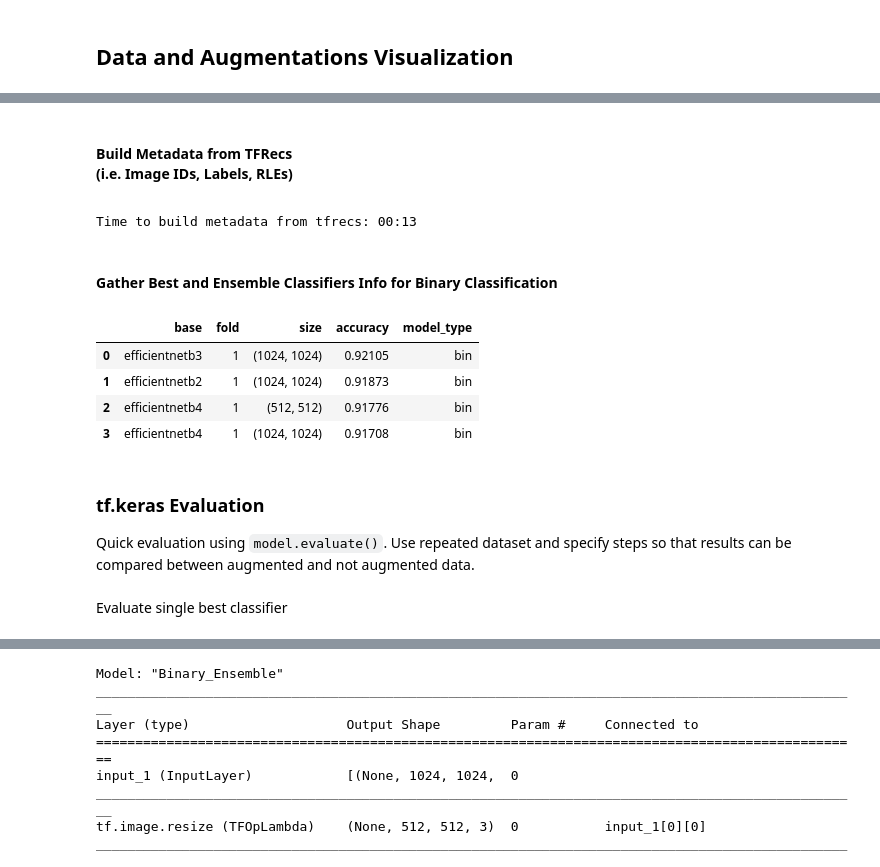
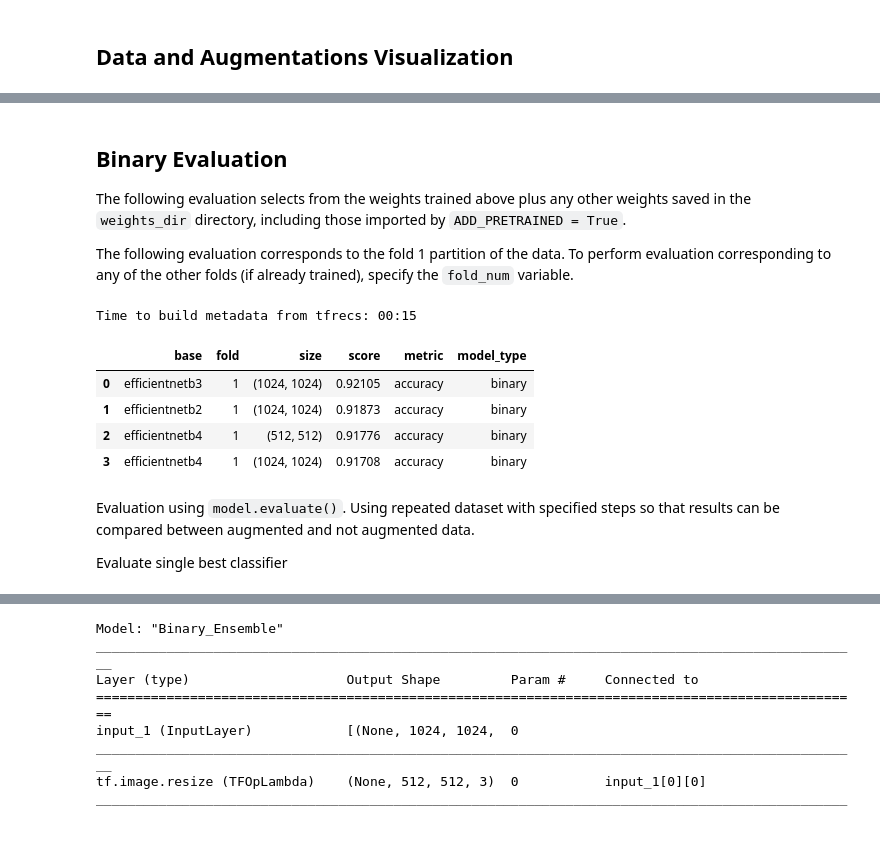
Before and after one commit to reyvaz/pneumothorax_detection, a Jupyter notebook: notebooks/pneumothorax_detection.ipynb, the cells around one changed output, grey strips where cells are left out. Drawn from its saved outputs; the diff is of its cells as text; code cells hidden in the pictures; blank space fills up the shorter version.

```diff
--- a/notebooks/pneumothorax_detection.ipynb
+++ b/notebooks/pneumothorax_detection.ipynb
@@ -62 +82,7 @@ Thanks to [The Society for Imaging Informatics in Medicine (SIIM)](https://siim.
+# %%
+TRAINING = True         #@param {type: 'boolean'}
+ADD_PRETRAINED = True   #@param {type: 'boolean'}
+PROJECT_DIR = './'
+weights_dir = PROJECT_DIR + 'weights/'
+!mkdir -p {weights_dir}
 # %% [markdown]
@@ -376,10 +438,10 @@ Augmentations
 # %%
-#@markdown Trained Weights Management
-weights_dir = project_dir + 'weights/'
-!mkdir -p {weights_dir}
+#@markdown Weights Management
 
 # Get names of saved weights (if any) in main weights directory
 saved_weights = [w.split('/')[-1] for w in tf.io.gfile.glob(weights_dir+'*.h5')]
+
+!mkdir -p {weights_dir}discarded
 
 weights_metrics = {}
 weights_names = {}
@@ -411,24 +473,34 @@ def check_and_save(history, model, fold_num, img_size, metric, metric_abbr = 'ac
         !cp {current_wname} {weights_dir}{weights_name}
         weights_metrics[prefix] = current_metric
         saved_weights.append(weights_name)
-        print('Current weights saved as {}'.format(weights_name))
     return None
 
 def create_df_row(w):
     # w: (str) is the filename of the saved weights
-    base, size, _, metric = w.split('_')
+    base, size, _, score = w.split('_')
     key_id = '{}_{}'.format(base, size)
-    metric = float(metric.split('.')[0])*10e-6
+    score = float(score.split('.')[0])*10e-6
     size = eval(size.replace('x', ', '))
     base, efn_ver, model_type, fold_num = base.split('-')
-    model_type = model_type.replace('FT', '')
+    metric = 'accuracy' if 'bin' in model_type else 'avg image-wise dice'
+    if 'bin' in model_type: model_type = 'binary'
+    elif 'pp' in model_type: model_type = 'unet++'
+    else: model_type = 'unet'
     backbone, fold_num = base+efn_ver, int(fold_num[1])
-    return [key_id, backbone, fold_num, size, metric, model_type, w]
+    return [key_id, backbone, fold_num, size, score, metric, model_type, w]
 
-def get_best_weights(df, n_per_fold = 5, sort_by_col = 'metric',
+def get_best_weights(df, n_per_fold = 5, sort_by_col = 'score',
                      group_by_col = 'fold', mode = 'max'):
     m = df.groupby(group_by_col)[sort_by_col]
     m = m.nlargest(n_per_fold) if mode == 'max' else m.nsmallest(n_per_fold)
     try: idxs = [i[1] for i in m.index]
     except: idxs = [i for i in m.index]
     return df.loc[idxs].reset_index(drop=True)
+# %%
+#@markdown Existing Weights
+col_names = ['key', 'base', 'fold', 'size', 'score', 'metric', 'model_type', 'filename']
+bin_rows = [create_df_row(w) for w in saved_weights if 'bin' in w]
+seg_rows = [create_df_row(w) for w in saved_weights if 'bin' not in w]
+
+weights_df = pd.DataFrame(bin_rows + seg_rows, columns = col_names)
+display(weights_df[col_names[:7]])
@@ -638,7 +792,8 @@ def get_eval_datasets(fold_num, target_size = (256, 256), target_var = 'mask',
     min_steps = {k: np.ceil(counts[k]/batch_size).astype(int) for k in counts }
     meta_datasets = {k: data_meta(tfrec_lists[i]) for i, k in enumerate(keys)}
     return datasets, counts, min_steps, meta_datasets
-# %% [markdown]
-<h4> Build Metadata from TFRecs
-
-(i.e. Image IDs, Labels, RLEs)
+# %% [markdown]
+## Binary Evaluation
+The following evaluation selects from the weights trained above plus any other weights saved in the `weights_dir` directory, including those imported by `ADD_PRETRAINED = True`.
+
+The following evaluation corresponds to the fold 1 partition of the data. To perform evaluation corresponding to any of the other folds (if already trained), specify the `fold_num` variable.
@@ -645,7 +803,5 @@ def get_eval_datasets(fold_num, target_size = (256, 256), target_var = 'mask',
 # %%
-fold_num = 1
-_, counts, steps, meta_dsets = get_eval_datasets(fold_num)
-
+#@markdown Build Metadata from TFRecs (Image IDs, Labels, RLEs)
 start_retrive_meta = time()
 meta_list = []
 for item in meta_dsets['valid']:
@@ -655,32 +811,29 @@ meta_df = pd.DataFrame(meta_list, columns = ['ImageId', 'label', 'rle'])
 del meta_list
 print('Time to build metadata from tfrecs: {}'.format(time_passed(start_retrive_meta)))
 # %% [output]
-Time to build metadata from tfrecs: 00:13
+Time to build metadata from tfrecs: 00:15
-# %% [markdown]
-<h4> Gather Best and Ensemble Classifiers Info for Binary Classification
 # %%
-col_names = ['key', 'base', 'fold', 'size', 'accuracy', 'model_type', 'filename']
+#@markdown Selected Binary Classifiers for Ensemble
 bin_df_rows = [create_df_row(w) for w in saved_weights if 'bin' in w]
 bin_df = pd.DataFrame(bin_df_rows, columns = col_names)
 
-n_top = 4 # i.e. fold-wise ensemble size
-best_bin = get_best_weights(bin_df, n_top, 'accuracy')
+binary_ensemble_size = 4
+best_bin = get_best_weights(bin_df, binary_ensemble_size)
 
 best_bin_fold = best_bin[best_bin.fold==fold_num]
 bin_keys = best_bin_fold.key.values
 
-display(best_bin_fold[col_names[1:6]])
+display(best_bin_fold[col_names[1:7]])
 # %% [output]
-|  | base | fold | size | accuracy | model_type |
-| 0 | efficientnetb3 | 1 | (1024, 1024) | 0.92105 | bin |
-| 1 | efficientnetb2 | 1 | (1024, 1024) | 0.91873 | bin |
-| 2 | efficientnetb4 | 1 | (512, 512) | 0.91776 | bin |
-| 3 | efficientnetb4 | 1 | (1024, 1024) | 0.91708 | bin |
+|  | base | fold | size | score | metric | model_type |
+| 0 | efficientnetb3 | 1 | (1024, 1024) | 0.92105 | accuracy | binary |
+| 1 | efficientnetb2 | 1 | (1024, 1024) | 0.91873 | accuracy | binary |
+| 2 | efficientnetb4 | 1 | (512, 512) | 0.91776 | accuracy | binary |
+| 3 | efficientnetb4 | 1 | (1024, 1024) | 0.91708 | accuracy | binary |
 # %% [markdown]
-### tf.keras Evaluation
-Quick evaluation using `model.evaluate()`. Use repeated dataset and specify steps so that results can be compared between augmented and not augmented data.
+Evaluation using `model.evaluate()`. Using repeated dataset with specified steps so that results can be compared between augmented and not augmented data.
+
+Evaluate single best classifier
-# %% [markdown]
-Evaluate single best classifier
 # %%
 model, size = load_pretrained_model(bin_keys[0], details = ['size'])
 dsets_repeat = get_eval_datasets(fold_num, size, 'label', repeat = True)[0]
```
Also changed, not shown: parts of 88 cells of this notebook, 2 other files.
